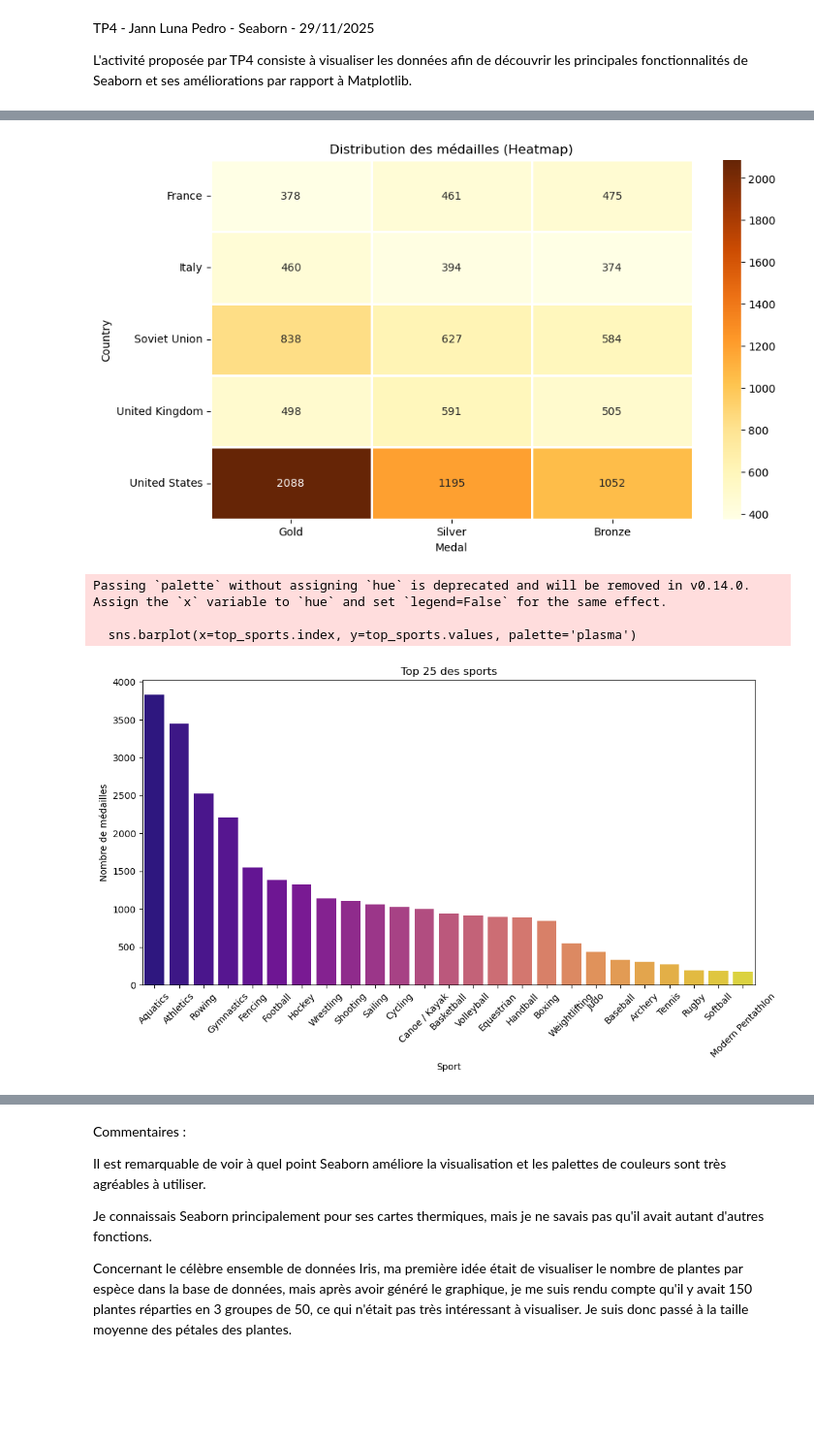
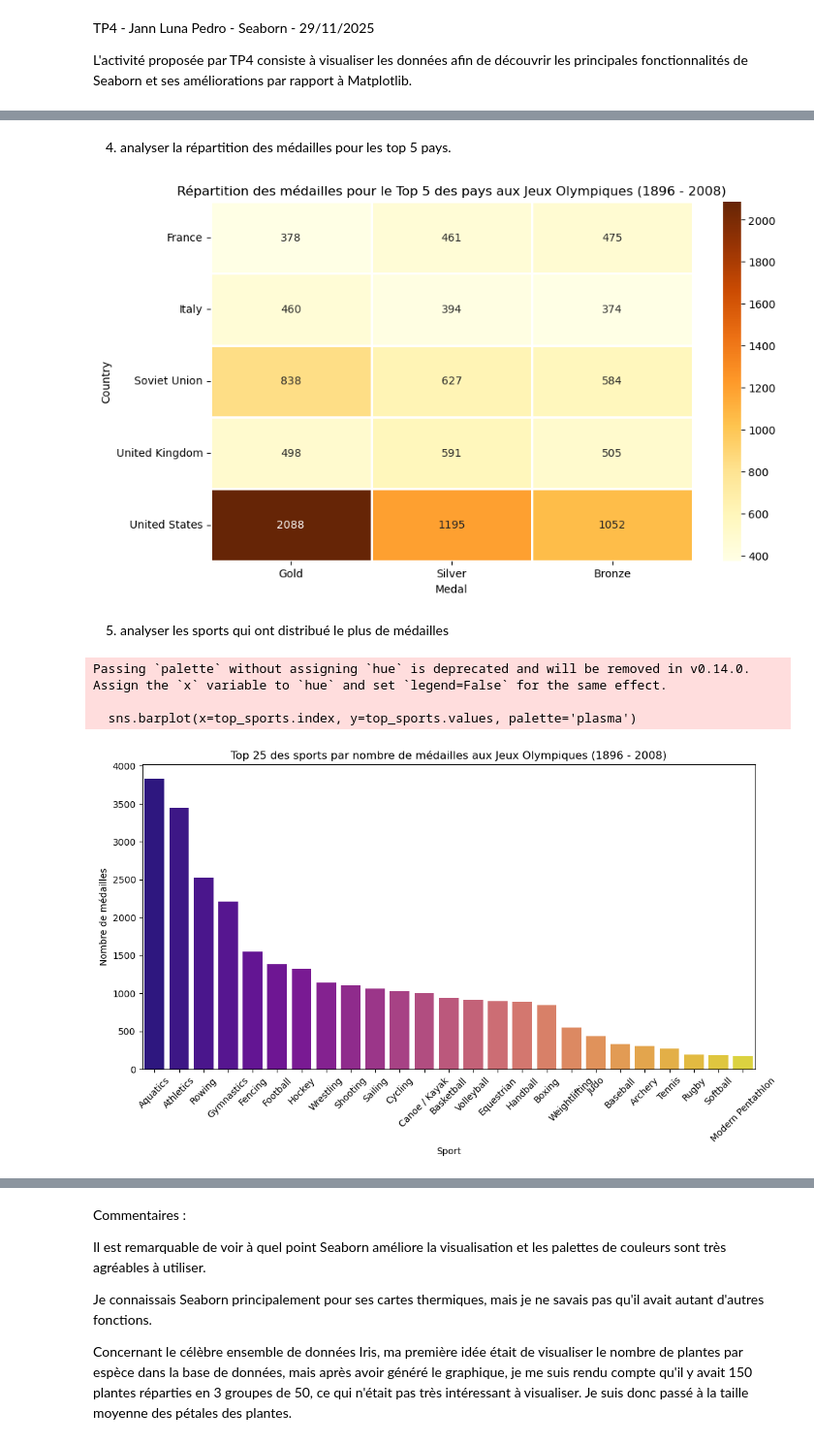
Before and after one commit to pjann42/Informatique-3-Python-Scientifique, a Jupyter notebook: tp6.ipynb, the cells around one changed output, grey strips where cells are left out. Shown at 97% size. Drawn from its saved outputs; the diff is of its cells as text; code cells hidden in the pictures; blank space fills up the shorter version.

```diff
--- a/tp6.ipynb
+++ b/tp6.ipynb
@@ -65,42 +65,42 @@ plt.show()
+# %% [markdown]
+4. analyser la répartition des médailles pour les top 5 pays.
 # %%
-#4. analyser la répartition des médailles pour les top 5 pays.
+# les top 5 meilleurs pays
+top5_names = data['Country'].value_counts().head(5).index
+data_top5 = data[data['Country'].isin(top5_names)]
 
-# les top 5 meilleurs pays
-top5_noms = data['Country'].value_counts().head(5).index
-data_top5 = data[data['Country'].isin(top5_noms)]
-
-#matrice (Pays en lignes, Médailles en colonnes)
+#matrice
 matrice = pd.crosstab(data_top5['Country'], data_top5['Medal'])
 
-#colonnes (Or, Argent, Bronze)
+#Or, Argent, Bronze
 matrice = matrice[['Gold', 'Silver', 'Bronze']]
 
-#carte de chaleur
+#heatmap
 plt.figure(figsize=(10, 6))
 sns.heatmap(matrice, annot=True, fmt='d', cmap='YlOrBr', linewidths=1)
-plt.title("Distribution des médailles (Heatmap)")
+plt.title("Répartition des médailles pour le Top 5 des pays aux Jeux Olympiques (1896 - 2008)")
 plt.show()
 # %% [output]
-[figure, old version]
+[figure, new version]
+# %% [markdown]
+5. analyser les sports qui ont distribué le plus de médailles
 # %%
-#5. analyser les sports qui ont distribué le plus de médailles
-
 #sports
 comptes_sports = data['Sport'].value_counts()
 
 #25 premiers
 top_sports = comptes_sports.head(25)
 
 plt.figure(figsize=(12, 6))
 sns.barplot(x=top_sports.index, y=top_sports.values, palette='plasma')
-plt.title("Top 25 des sports")
+plt.title("Top 25 des sports par nombre de médailles aux Jeux Olympiques (1896 - 2008)")
 plt.ylabel("Nombre de médailles")
 plt.xticks(rotation=45)
 plt.show()
 # %% [output]
 Passing `palette` without assigning `hue` is deprecated and will be removed in v0.14.0. Assign the `x` variable to `hue` and set `legend=False` for the same effect.
 
   sns.barplot(x=top_sports.index, y=top_sports.values, palette='plasma')
-[figure, old version]
+[figure, new version]
 # %% [markdown]
 Je vais également faire une visualisation avec les ensembles de données internes de seaborn (iris).
```
Also changed, not shown: parts of 9 cells of this notebook.
